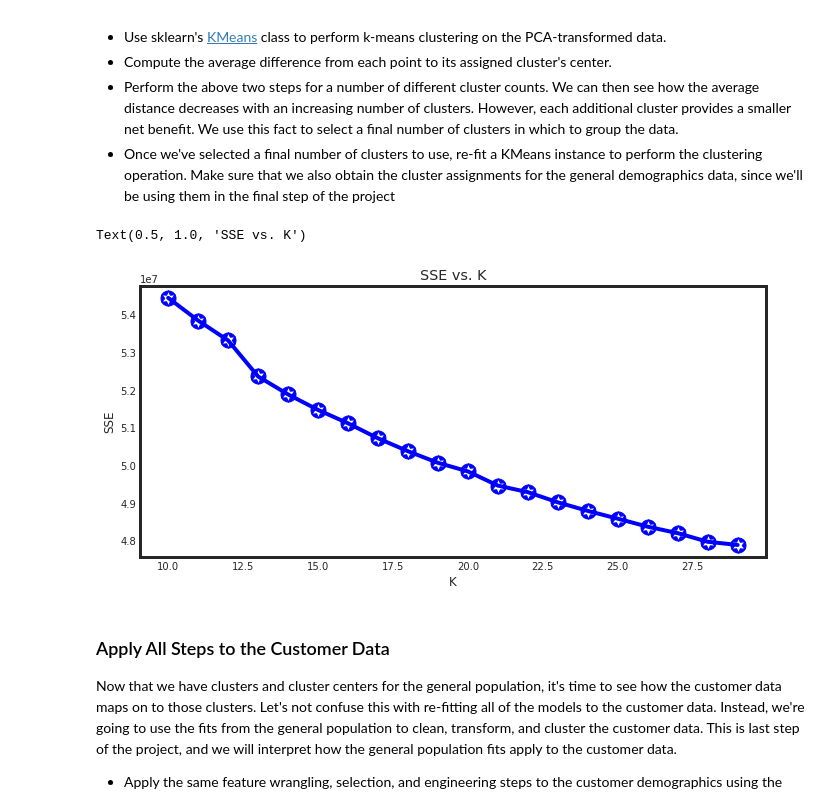
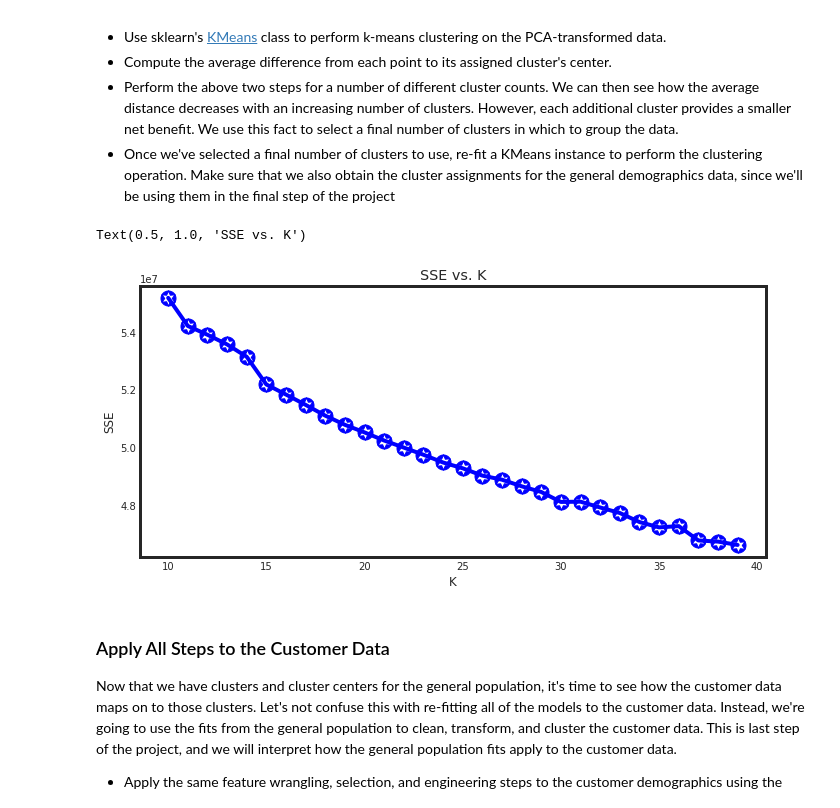
Before and after one commit to leonisawesome/identify_customer_segments, a Jupyter notebook: identify_customer_segment.ipynb, the cells around one changed output. Saved outputs shown, nothing was run; the diff lists cells and outputs as text; code cells hidden in the pictures.

```diff
--- a/identify_customer_segment.ipynb
+++ b/identify_customer_segment.ipynb
@@ -716,10 +709,10 @@ keep_pca_features_based_on_variance_explained(.80)
 # %% [output]
 We keep 54 components for modeling because they explain 80 of the variance in the data.
 # %%
-#Apply actual PCA with 50 components
+#Apply actual PCA with 54 components
+pca = PCA(n_components=54)
 
 def apply_pca(df):
-    pca = PCA(n_components=53)
     df4_azdias = pca.fit_transform(df)
     df4_azdias = pd.DataFrame(df4_azdias)
     return df4_azdias
@@ -862,35 +855,35 @@ def get_kmeans_score(data, center):
     #Instantiate kmeans
     kmeans = KMeans(n_clusters=center)
 
     #Then fit the model to your data using the fit method
     model = kmeans.fit(data)
 
     #Obtain a score related to the model fit
     score = np.abs(model.score(data))
 
     return score
 
 scores = []
-centers = list(range(10,30))
+centers = list(range(10,40))
 
 for center in centers:
     scores.append(get_kmeans_score(df4_azdias_pca, center))
 
 
 fig = plt.figure(figsize=(10,5))
 star = mpath.Path.unit_regular_star(6)
 circle = mpath.Path.unit_circle()
 # concatenate the circle with an internal cutout of the star
 verts = np.concatenate([circle.vertices, star.vertices[::-1, ...]])
 codes = np.concatenate([circle.codes, star.codes])
 cut_star = mpath.Path(verts, codes)
 plt.plot(centers, scores, linestyle='-', marker=cut_star, color='b', markersize=15)
 plt.xlabel('K')
 plt.ylabel('SSE')
 plt.title('SSE vs. K')
 # %% [output]
 Text(0.5, 1.0, 'SSE vs. K')
-[figure, old version]
+[figure, new version]
 # %%
 # Re-fit the k-means model with the selected number of clusters and obtain cluster predictions for the general population
 #demographics data.
```
Also changed, not shown: parts of 17 cells of this notebook.
